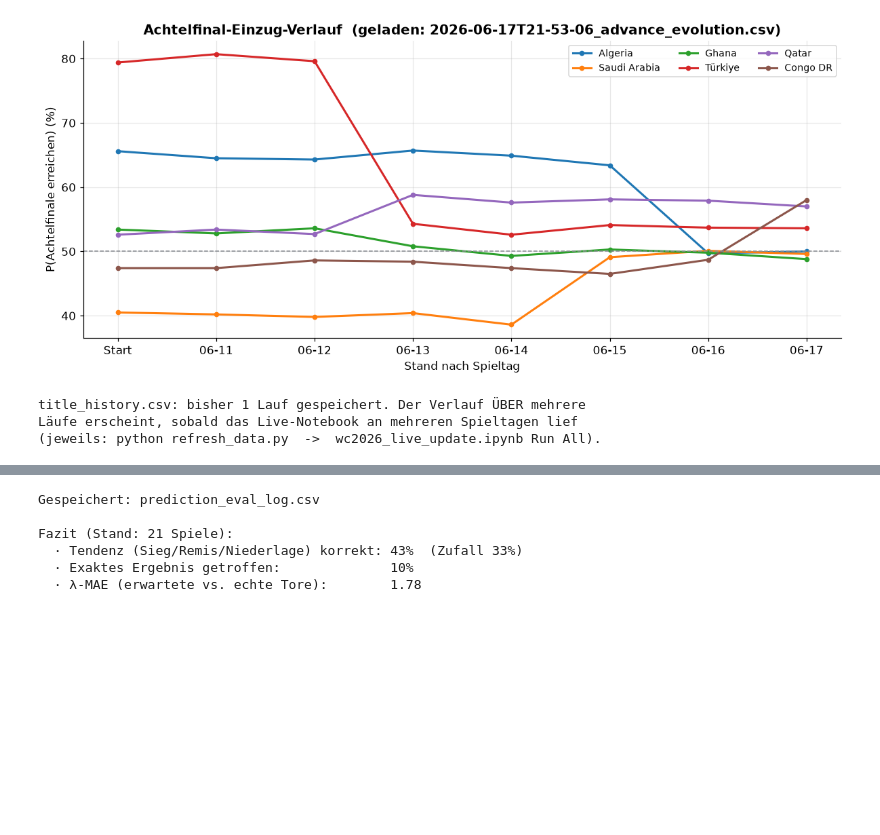
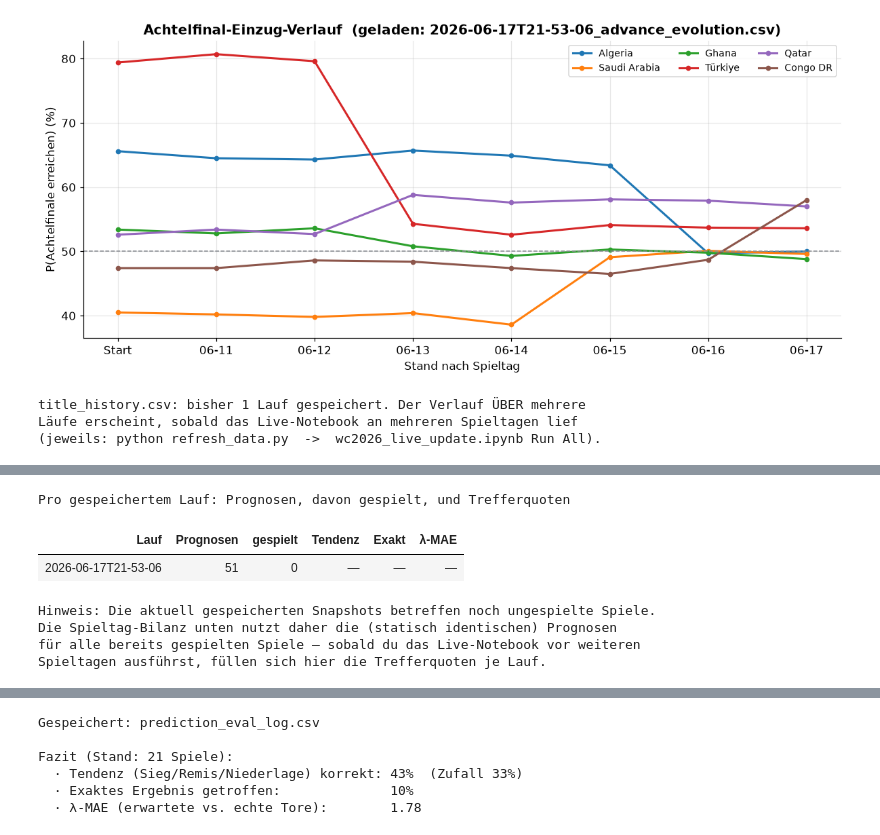
Before and after one commit to Deskaunedsei1983/wc2026-cl01, a Jupyter notebook: wc2026_prediction_eval.ipynb, the cells around one changed output, grey strips where cells are left out. Drawn from its saved outputs; the diff is of its cells as text; code cells hidden in the pictures; blank space fills up the shorter version.

```diff
--- a/wc2026_prediction_eval.ipynb
+++ b/wc2026_prediction_eval.ipynb
@@ -402,0 +411,47 @@ Läufe erscheint, sobald das Live-Notebook an mehreren Spieltagen lief
+# %%
+# --- Übersicht je gespeichertem Lauf (scannt alle results/*_next_matches.csv) ---
+def eval_snapshot(path):
+    df = pd.read_csv(path); rows = []
+    for _, r in df.iterrows():
+        b = str(r.get("Begegnung", ""))
+        if " – " not in b: continue
+        h, a = [x.strip() for x in b.split(" – ")]
+        if (h, a) not in played_pairs: continue
+        m = played[(played.home==h) & (played.away==a)].iloc[0]
+        gh, ga = int(m.score1), int(m.score2)
+        lh, la = [float(x) for x in str(r["Ø Tore (λ)"]).split(" : ")]
+        pr = np.array([float(r["P(Sieg 1)"]), float(r["P(Remis)"]), float(r["P(Sieg 2)"])])
+        tp = [1,0,-1][int(np.argmax(pr))]; ta = int(np.sign(gh-ga))
+        rows.append(dict(wdl_ok=tp==ta, score_ok=str(r["wahrsch. Erg."])==f"{gh}:{ga}",
+                         lam_err=abs(lh-gh)+abs(la-ga)))
+    return pd.DataFrame(rows)
+
+if not snap:
+    print("Keine gespeicherten Snapshots in results/ — zuerst wc2026_live_update.ipynb ausführen.")
+else:
+    ov = []
+    for f in snap:
+        ts = Path(f).name.split("_next")[0]; df = pd.read_csv(f)
+        npred = sum(1 for b in df.get("Begegnung", []) if " – " in str(b))
+        e = eval_snapshot(f)
+        ov.append(dict(Lauf=ts, Prognosen=npred, gespielt=len(e),
+                       **({"Tendenz": f"{e.wdl_ok.mean()*100:.0f}%",
+                           "Exakt": f"{e.score_ok.mean()*100:.0f}%",
+                           "λ-MAE": f"{e.lam_err.mean():.2f}"} if len(e) else
+                          {"Tendenz":"—","Exakt":"—","λ-MAE":"—"})))
+    ov_df = pd.DataFrame(ov)
+    display(ov_df.style.hide(axis="index")
+            .set_caption("Pro gespeichertem Lauf: Prognosen, davon gespielt, und Trefferquoten"))
+    if (ov_df["gespielt"] == 0).all():
+        print("Hinweis: Die aktuell gespeicherten Snapshots betreffen noch ungespielte Spiele.")
+        print("Die Spieltag-Bilanz unten nutzt daher die (statisch identischen) Prognosen")
+        print("für alle bereits gespielten Spiele — sobald du das Live-Notebook vor weiteren")
+        print("Spieltagen ausführst, füllen sich hier die Trefferquoten je Lauf.")
+# %% [output]
+Pro gespeichertem Lauf: Prognosen, davon gespielt, und Trefferquoten
+| Lauf | Prognosen | gespielt | Tendenz | Exakt | λ-MAE |
+| 2026-06-17T21-53-06 | 51 | 0 | — | — | — |
+Hinweis: Die aktuell gespeicherten Snapshots betreffen noch ungespielte Spiele.
+Die Spieltag-Bilanz unten nutzt daher die (statisch identischen) Prognosen
+für alle bereits gespielten Spiele — sobald du das Live-Notebook vor weiteren
+Spieltagen ausführst, füllen sich hier die Trefferquoten je Lauf.
```
Also changed, not shown: parts of 3 cells of this notebook, 2 other files.
